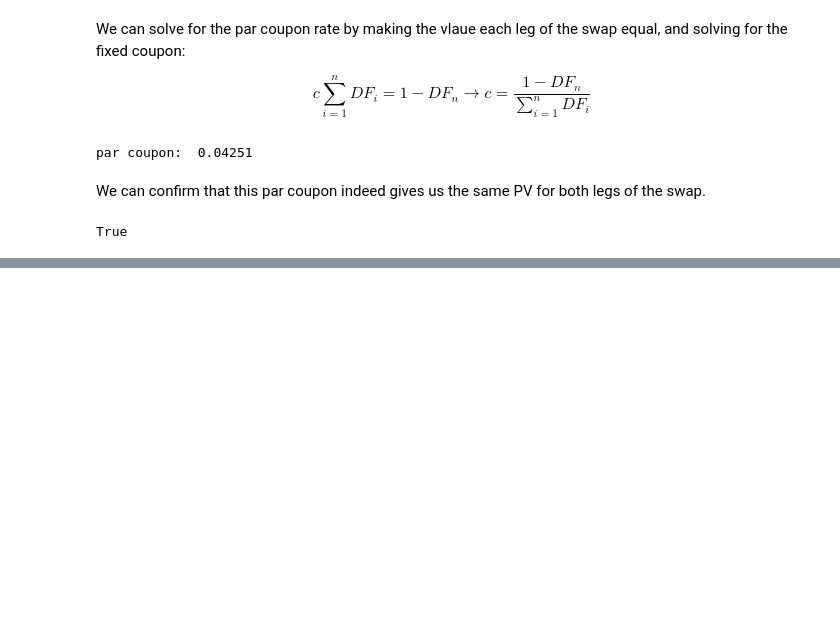
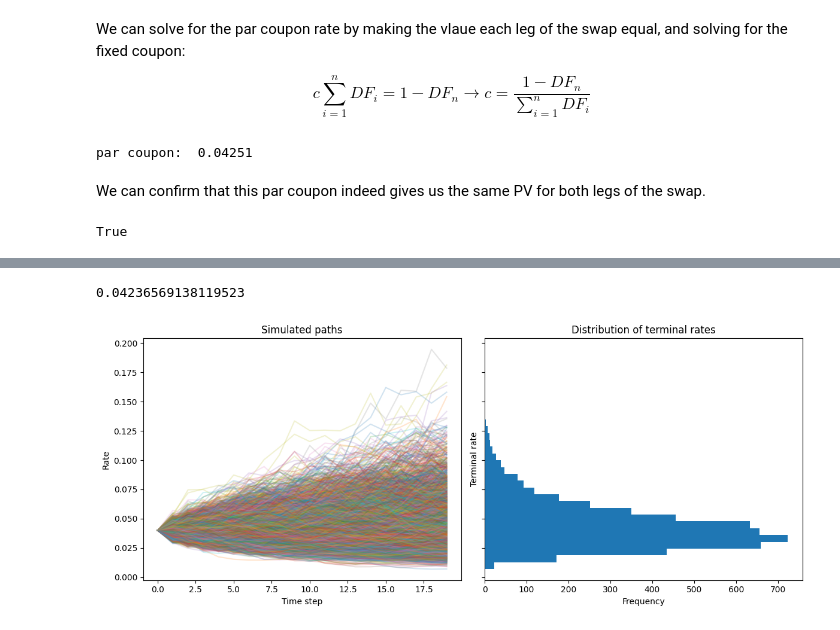
Before and after one commit to leo-megliola/swaptions, a Jupyter notebook: SWAPTION_MODEL.ipynb, the cells around one changed output, grey strips where cells are left out. Cells and saved outputs as stored; diff of their text form; code cells hidden in the pictures; blank space fills up the shorter version.

```diff
--- a/SWAPTION_MODEL.ipynb
+++ b/SWAPTION_MODEL.ipynb
@@ -205,0 +214,43 @@ True
+# %%
+#taking a single step using the above rule with starting rate of 4% and vol=0.1
+S0 = 0.04
+vol = 0.10
+
+S = S0 * np.exp(vol * np.random.randn())
+print(S)
+# %% [output]
+0.04236569138119523
+# %%
+def plot(f, S0 = 0.04, vol = 0.10, term = 5*4, fwds = None, alpha = 0.0, n = 1000):
+  t = []
+  if fwds is None:
+    fwds = np.zeros(term)
+
+  fig, (ax1, ax2) = plt.subplots(1, 2, figsize=(12, 5), sharey=True)
+
+  for i in range(n):
+    S = S0
+    fwd_rates = []
+    for j in range(term):
+      fwd_rates.append(S)
+      S = f(S, vol, fwds[j], alpha)
+    t.append(fwd_rates[-1])
+    ax1.plot(fwd_rates, alpha = 0.20)
+
+  ax1.set_title("Simulated paths")
+  ax1.set_xlabel("Time step")
+  ax1.set_ylabel("Rate")
+
+  ax2.hist(t, bins=30, orientation='horizontal')
+  ax2.set_title("Distribution of terminal rates")
+  ax2.set_xlabel("Frequency")
+  ax2.set_ylabel("Terminal rate")
+
+  plt.tight_layout()
+  plt.show()
+# %%
+simple = lambda S, vol, fwds, alpha : S * np.exp(vol * np.random.randn())
+
+plot(simple, n=5000) #turn up number of paths so hist shows clear log-normal distrabution
+# %% [output]
+[figure, added]
```
Also changed, not shown: parts of 3 cells of this notebook.
